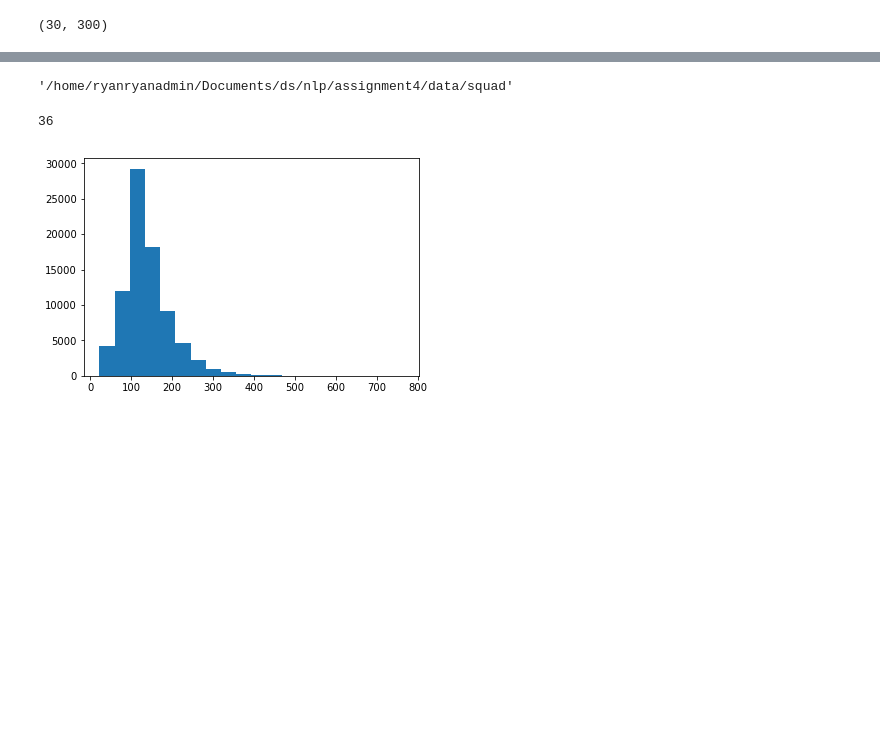
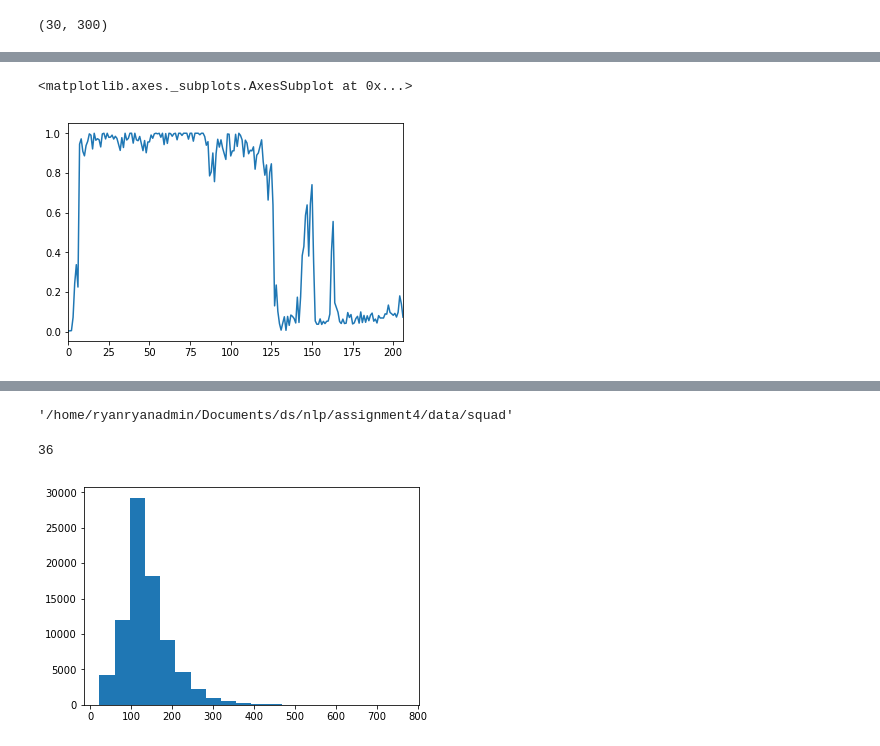
Before and after one commit to ryankresse/nlp_qa, a Jupyter notebook: explore_data.ipynb, the cells around one changed output, grey strips where cells are left out. Cells and saved outputs as stored; diff of their text form; code cells hidden in the pictures; blank space fills up the shorter version.

```diff
--- a/explore_data.ipynb
+++ b/explore_data.ipynb
@@ -34,0 +53,5 @@ ax.set_ylim([0, 100])
+# %%
+logs.max_beg_prob.plot()
+# %% [output]
+<matplotlib.axes._subplots.AxesSubplot at 0x...>
+[figure, added]
```
Also changed, not shown: parts of 16 cells of this notebook, 4 other files.
